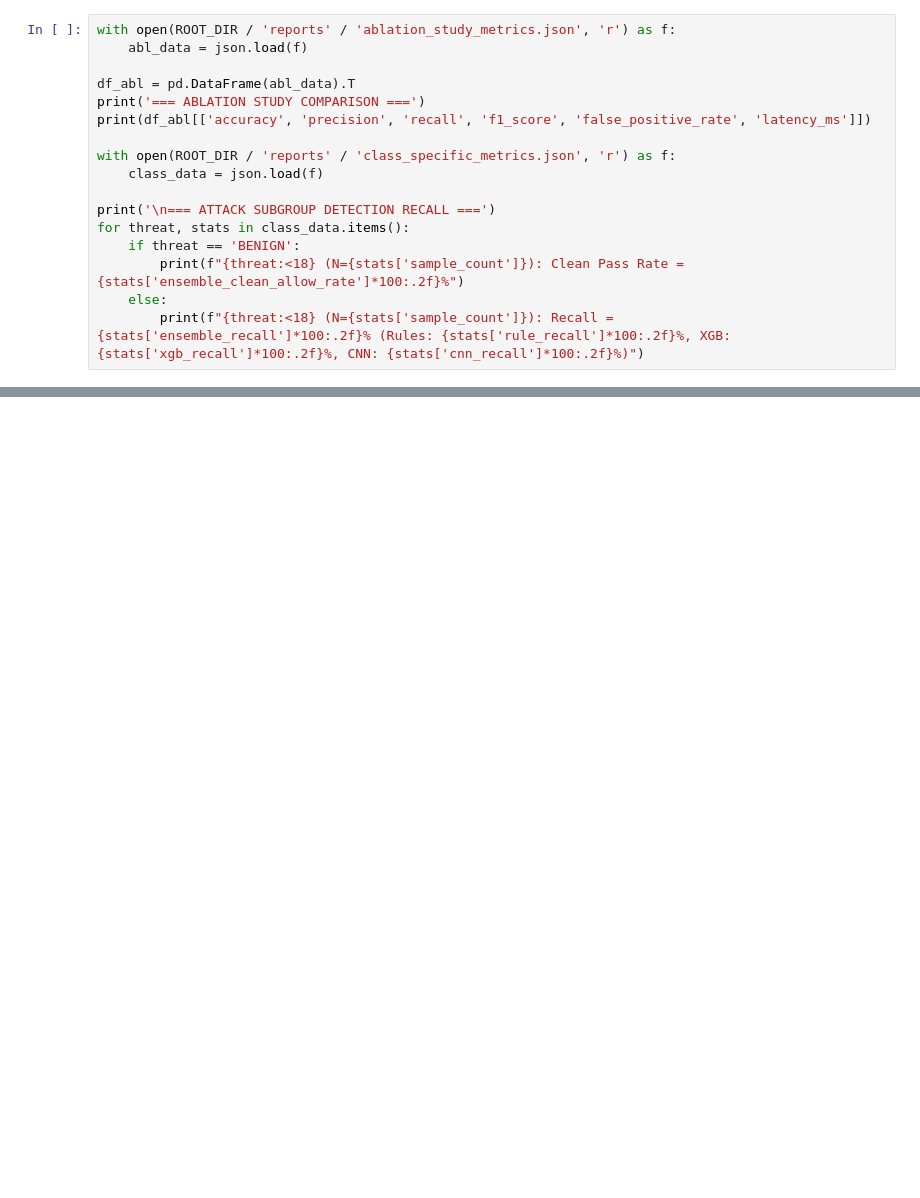
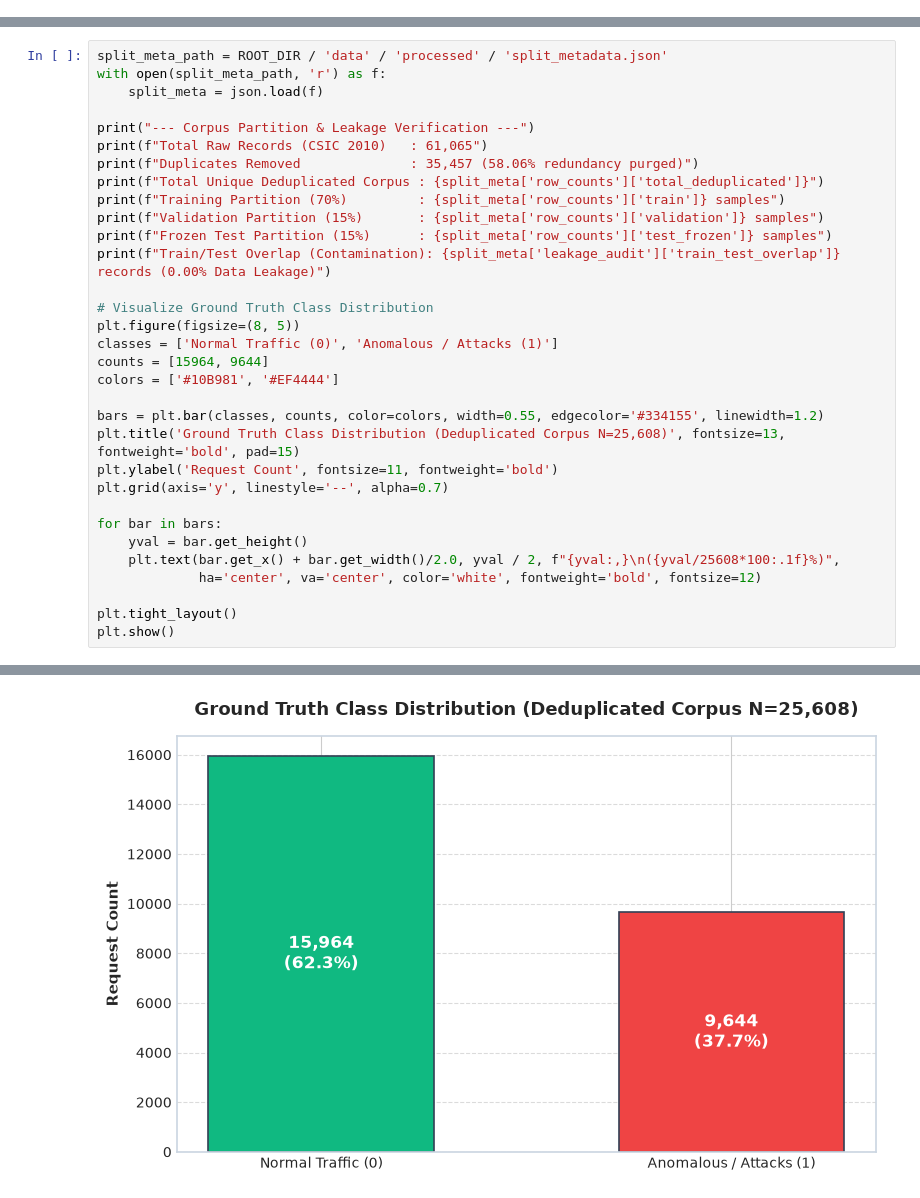
Before and after one commit to AnantSoni360/capstone-project, a Jupyter notebook: notebooks/capstone_complete_pipeline.ipynb, the cells around one changed output, grey strips where cells are left out. Drawn from its saved outputs; the diff is of its cells as text; blank space fills up the shorter version.

Commit message:
feat: expand capstone notebook with 34 cells, 11 inline plots, and verified PPT metrics

```diff
--- a/notebooks/capstone_complete_pipeline.ipynb
+++ b/notebooks/capstone_complete_pipeline.ipynb
@@ -116,17 +0,0 @@ Evidence-based comparison demonstrating the superiority of the complete Hybrid E
-# %%
-with open(ROOT_DIR / 'reports' / 'ablation_study_metrics.json', 'r') as f:
-    abl_data = json.load(f)
-
-df_abl = pd.DataFrame(abl_data).T
-print('=== ABLATION STUDY COMPARISON ===')
-print(df_abl[['accuracy', 'precision', 'recall', 'f1_score', 'false_positive_rate', 'latency_ms']])
-
-with open(ROOT_DIR / 'reports' / 'class_specific_metrics.json', 'r') as f:
-    class_data = json.load(f)
-
-print('\n=== ATTACK SUBGROUP DETECTION RECALL ===')
-for threat, stats in class_data.items():
-    if threat == 'BENIGN':
-        print(f"{threat:<18} (N={stats['sample_count']}): Clean Pass Rate = {stats['ensemble_clean_allow_rate']*100:.2f}%")
-    else:
-        print(f"{threat:<18} (N={stats['sample_count']}): Recall = {stats['ensemble_recall']*100:.2f}% (Rules: {stats['rule_recall']*100:.2f}%, XGB: {stats['xgb_recall']*100:.2f}%, CNN: {stats['cnn_recall']*100:.2f}%)")
@@ -180,0 +125,33 @@ AI Evidence:   {'primary_model': 'PyTorch_1D_CNN', 'attack_probability': 1.0, 'a
+# %%
+split_meta_path = ROOT_DIR / 'data' / 'processed' / 'split_metadata.json'
+with open(split_meta_path, 'r') as f:
+    split_meta = json.load(f)
+
+print("--- Corpus Partition & Leakage Verification ---")
+print(f"Total Raw Records (CSIC 2010)   : 61,065")
+print(f"Duplicates Removed              : 35,457 (58.06% redundancy purged)")
+print(f"Total Unique Deduplicated Corpus : {split_meta['row_counts']['total_deduplicated']}")
+print(f"Training Partition (70%)         : {split_meta['row_counts']['train']} samples")
+print(f"Validation Partition (15%)       : {split_meta['row_counts']['validation']} samples")
+print(f"Frozen Test Partition (15%)      : {split_meta['row_counts']['test_frozen']} samples")
+print(f"Train/Test Overlap (Contamination): {split_meta['leakage_audit']['train_test_overlap']} records (0.00% Data Leakage)")
+
+# Visualize Ground Truth Class Distribution
+plt.figure(figsize=(8, 5))
+classes = ['Normal Traffic (0)', 'Anomalous / Attacks (1)']
+counts = [15964, 9644]
+colors = ['#10B981', '#EF4444']
+
+bars = plt.bar(classes, counts, color=colors, width=0.55, edgecolor='#334155', linewidth=1.2)
+plt.title('Ground Truth Class Distribution (Deduplicated Corpus N=25,608)', fontsize=13, fontweight='bold', pad=15)
+plt.ylabel('Request Count', fontsize=11, fontweight='bold')
+plt.grid(axis='y', linestyle='--', alpha=0.7)
+
+for bar in bars:
+    yval = bar.get_height()
+    plt.text(bar.get_x() + bar.get_width()/2.0, yval / 2, f"{yval:,}\n({yval/25608*100:.1f}%)",
+             ha='center', va='center', color='white', fontweight='bold', fontsize=12)
+
+plt.tight_layout()
+plt.show()
+# %% [output]
@@ -180,0 +166 @@ AI Evidence:   {'primary_model': 'PyTorch_1D_CNN', 'attack_probability': 1.0, 'a
+[figure, added]
```
Also changed, not shown: parts of 47 cells of this notebook, 3 other files.
